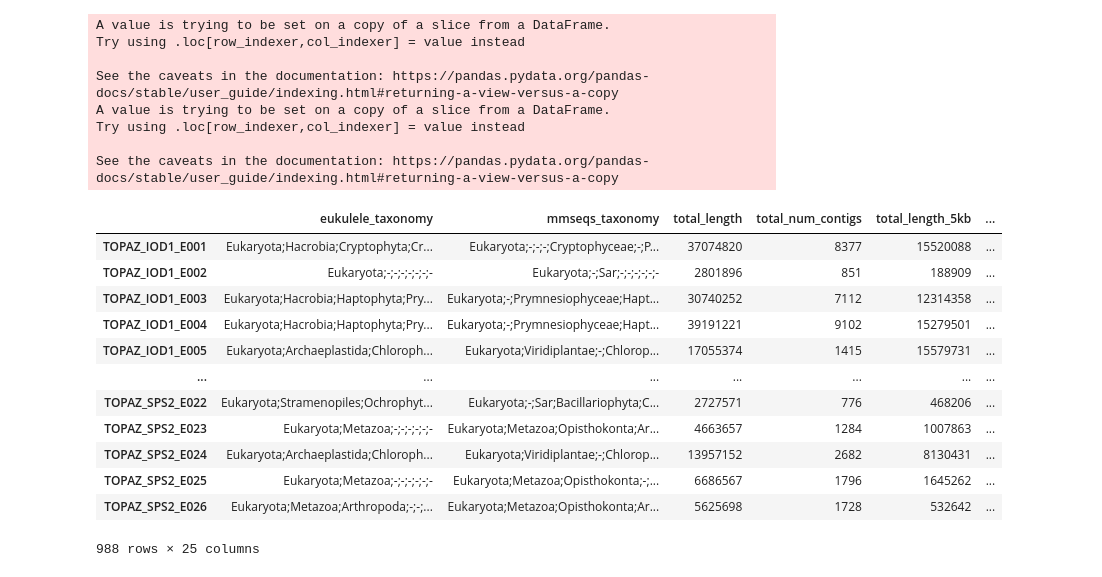
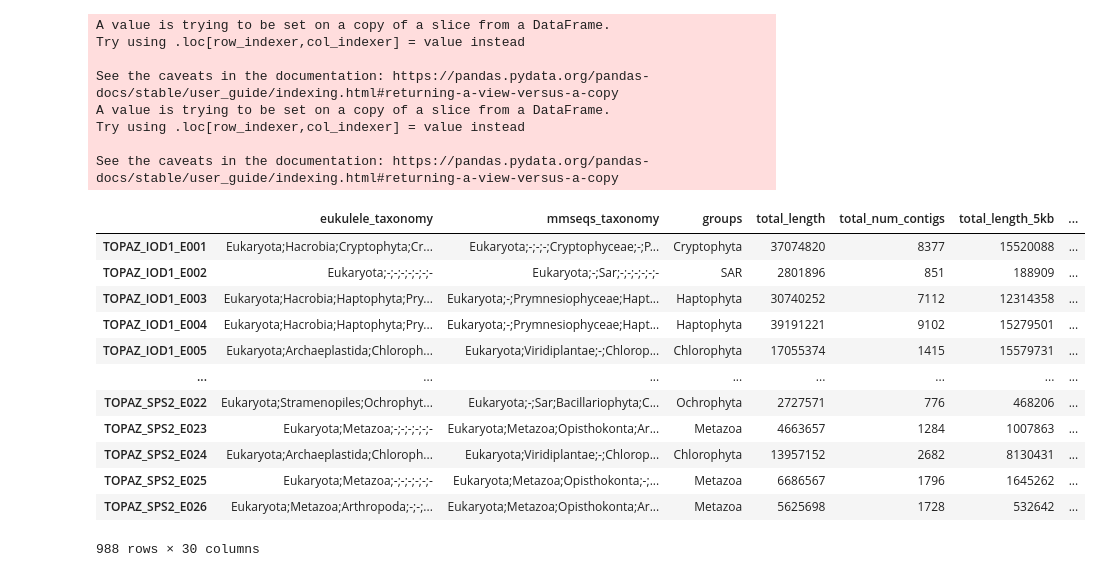
Before and after one commit to AlexanderLabWHOI/2021-TOPAZ-MAG-Figures, a Jupyter notebook: tables/Compile_final_tables.ipynb, the cells around one changed output. Saved outputs shown, nothing was run; the diff lists cells and outputs as text; code cells hidden in the pictures.

```diff
--- a/tables/Compile_final_tables.ipynb
+++ b/tables/Compile_final_tables.ipynb
@@ -59,6 +59,8 @@ mmseqs_tax = pd.read_csv('../data/mmseqs-taxonomy.tsv', sep='\t', index_col=0)
 mmseqs_tax['combo']=mmseqs_tax['kingdom'].str.cat(mmseqs_tax[['clade', 'phylum', 'class', 'subclass', 'order', 'family',
        'species',]].astype(str), sep=";").str.replace('.','-')
 mmseqs_tax['mmseqs_taxonomy'] = 'Eukaryota;' + mmseqs_tax['combo'].astype(str)
+coding = pd.read_csv('mag-coding-density.csv', index_col=0)
+coding.columns=['proportion_coding_sequence_mean', 'proportion_repeat_mean', 'proportion_coding_sequence_std', 'proportion_repeat_std']
 # %%
 full_stats = mag_quast.merge(total_proteins, left_index=True, right_index=True).merge(pfam,
         left_index=True, right_index=True).merge(kegg, left_index=True, right_index=True).merge(unique,
@@ -100,3 +102,10 @@ EUK_MAGS_TO_DROP = list(pd.read_csv('MAGSTODROP.list', header=None)[0])
 GOODMAGS = subset_for_table.index.difference(EUK_MAGS_TO_DROP)
 final_table = subset_for_table.loc[GOODMAGS]
 final_table.index = final_table.index.map(neweuk_dict)
+sf_dict = {'1':'0.8-5', '2':'5-20', '3':'20-180', '4':'180-2000'}
+final_table['size_fraction'] = final_table.index.str.split('_').str[1].str[-1]
+final_table['size_fraction']=final_table.size_fraction.map(sf_dict)
+for x in ['busco_eukaryota_odb10_completeness','busco_eukaryota_odb10_contamination', 'proportion_proteins_annoated_pfam','proportion_proteins_annoated_kegg',]:
+    final_table[x]=final_table[x].round(2)
+
+final_table = final_table.merge(coding, left_index=True, right_index=True)
@@ -110,16 +112,2 @@ for x in ['busco_eukaryota_odb10_completeness','busco_eukaryota_odb10_contaminat
-# %%
-final_table
-# %% [output]
-|  | eukulele_taxonomy | mmseqs_taxonomy | total_length | total_num_contigs | total_length_5kb | ... |
-| TOPAZ_IOD1_E001 | Eukaryota;Hacrobia;Cryptophyta;Cr... | Eukaryota;-;-;-;Cryptophyceae;-;P... | 37074820 | 8377 | 15520088 | ... |
-| TOPAZ_IOD1_E002 | Eukaryota;-;-;-;-;-;-;- | Eukaryota;-;Sar;-;-;-;-;-;- | 2801896 | 851 | 188909 | ... |
-| TOPAZ_IOD1_E003 | Eukaryota;Hacrobia;Haptophyta;Pry... | Eukaryota;-;Prymnesiophyceae;Hapt... | 30740252 | 7112 | 12314358 | ... |
-| TOPAZ_IOD1_E004 | Eukaryota;Hacrobia;Haptophyta;Pry... | Eukaryota;-;Prymnesiophyceae;Hapt... | 39191221 | 9102 | 15279501 | ... |
-| TOPAZ_IOD1_E005 | Eukaryota;Archaeplastida;Chloroph... | Eukaryota;Viridiplantae;-;Chlorop... | 17055374 | 1415 | 15579731 | ... |
-| ... | ... | ... | ... | ... | ... | ... |
-| TOPAZ_SPS2_E022 | Eukaryota;Stramenopiles;Ochrophyt... | Eukaryota;-;Sar;Bacillariophyta;C... | 2727571 | 776 | 468206 | ... |
-| TOPAZ_SPS2_E023 | Eukaryota;Metazoa;-;-;-;-;-;- | Eukaryota;Metazoa;Opisthokonta;Ar... | 4663657 | 1284 | 1007863 | ... |
-| TOPAZ_SPS2_E024 | Eukaryota;Archaeplastida;Chloroph... | Eukaryota;Viridiplantae;-;Chlorop... | 13957152 | 2682 | 8130431 | ... |
-| TOPAZ_SPS2_E025 | Eukaryota;Metazoa;-;-;-;-;-;- | Eukaryota;Metazoa;Opisthokonta;-;... | 6686567 | 1796 | 1645262 | ... |
-| TOPAZ_SPS2_E026 | Eukaryota;Metazoa;Arthropoda;-;-;... | Eukaryota;Metazoa;Opisthokonta;Ar... | 5625698 | 1728 | 532642 | ... |
-988 rows × 25 columns
+# %%
+EukMAGDF = final_table.copy()
@@ -126 +153,29 @@ final_table
+# %%
+EukMAGDF = EukMAGDF[['eukulele_taxonomy', 'mmseqs_taxonomy', 'groups', 'total_length',
+       'total_num_contigs', 'total_length_5kb', 'total_length_10kb',
+       'total_length_50kb', 'GC_percent', 'N50', 'L50',
+       'proportion_coding_sequence_mean', 'proportion_coding_sequence_std',
+       'proportion_repeat_mean', 'proportion_repeat_std',
+       'num_predicted_proteins', 'num_proteins_annotated_pfam',
+       'proportion_proteins_annoated_pfam', 'num_unique_pfam',
+       'num_proteins_annotated_kegg', 'proportion_proteins_annoated_kegg',
+       'num_unique_kegg', 'busco_eukaryota_odb10_completeness',
+       'busco_eukaryota_odb10_contamination', 'eukcc_completeness',
+       'eukcc_contamination', 'eukcc_lineage', 'ocean_region', 'depth',
+       'size_fraction', ]]
+EukMAGDF
+# %% [output]
+|  | eukulele_taxonomy | mmseqs_taxonomy | groups | total_length | total_num_contigs | total_length_5kb | ... |
+| TOPAZ_IOD1_E001 | Eukaryota;Hacrobia;Cryptophyta;Cr... | Eukaryota;-;-;-;Cryptophyceae;-;P... | Cryptophyta | 37074820 | 8377 | 15520088 | ... |
+| TOPAZ_IOD1_E002 | Eukaryota;-;-;-;-;-;-;- | Eukaryota;-;Sar;-;-;-;-;-;- | SAR | 2801896 | 851 | 188909 | ... |
+| TOPAZ_IOD1_E003 | Eukaryota;Hacrobia;Haptophyta;Pry... | Eukaryota;-;Prymnesiophyceae;Hapt... | Haptophyta | 30740252 | 7112 | 12314358 | ... |
+| TOPAZ_IOD1_E004 | Eukaryota;Hacrobia;Haptophyta;Pry... | Eukaryota;-;Prymnesiophyceae;Hapt... | Haptophyta | 39191221 | 9102 | 15279501 | ... |
+| TOPAZ_IOD1_E005 | Eukaryota;Archaeplastida;Chloroph... | Eukaryota;Viridiplantae;-;Chlorop... | Chlorophyta | 17055374 | 1415 | 15579731 | ... |
+| ... | ... | ... | ... | ... | ... | ... | ... |
+| TOPAZ_SPS2_E022 | Eukaryota;Stramenopiles;Ochrophyt... | Eukaryota;-;Sar;Bacillariophyta;C... | Ochrophyta | 2727571 | 776 | 468206 | ... |
+| TOPAZ_SPS2_E023 | Eukaryota;Metazoa;-;-;-;-;-;- | Eukaryota;Metazoa;Opisthokonta;Ar... | Metazoa | 4663657 | 1284 | 1007863 | ... |
+| TOPAZ_SPS2_E024 | Eukaryota;Archaeplastida;Chloroph... | Eukaryota;Viridiplantae;-;Chlorop... | Chlorophyta | 13957152 | 2682 | 8130431 | ... |
+| TOPAZ_SPS2_E025 | Eukaryota;Metazoa;-;-;-;-;-;- | Eukaryota;Metazoa;Opisthokonta;-;... | Metazoa | 6686567 | 1796 | 1645262 | ... |
+| TOPAZ_SPS2_E026 | Eukaryota;Metazoa;Arthropoda;-;-;... | Eukaryota;Metazoa;Opisthokonta;Ar... | Metazoa | 5625698 | 1728 | 532642 | ... |
+988 rows × 30 columns
 # %%
```
Also changed, not shown: parts of 5 cells of this notebook, 49 other files.
